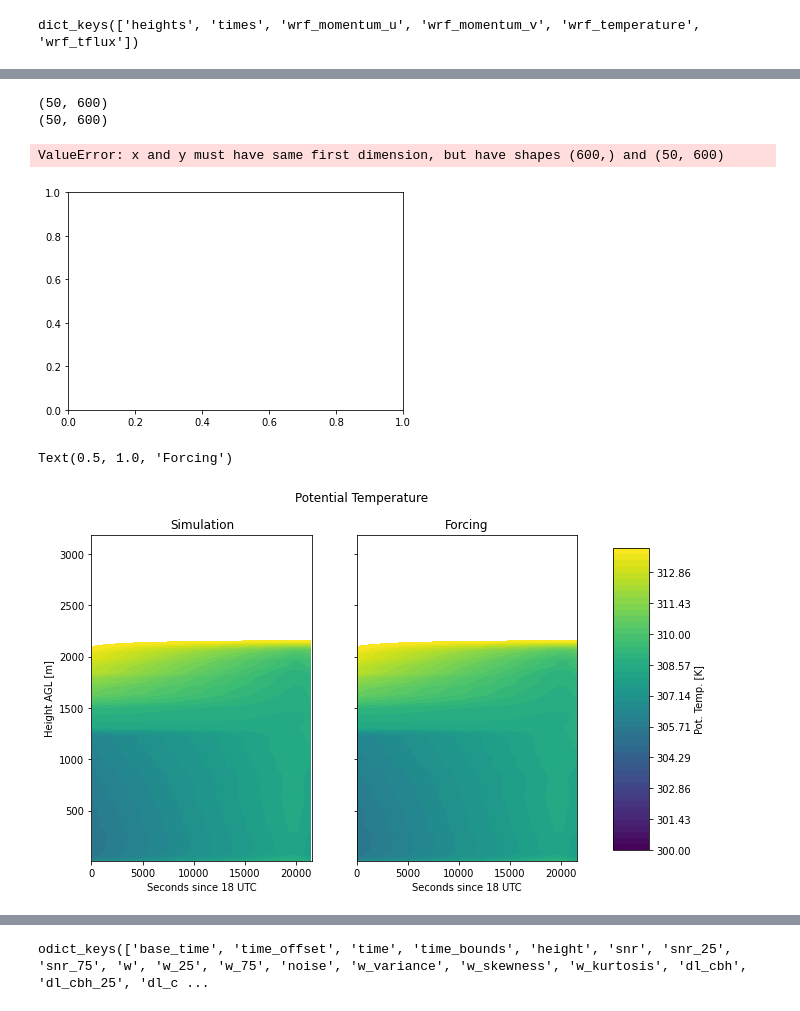
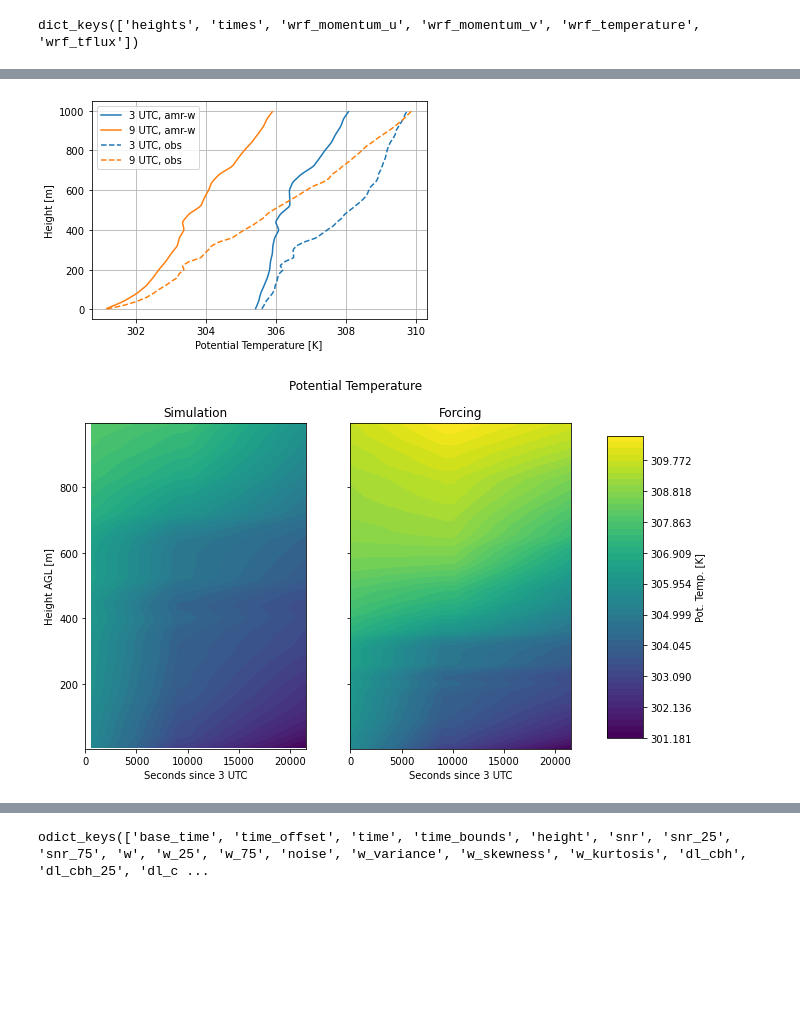
Before and after one commit to joejoeyjoseph/awaken-code, a Jupyter notebook: eagle/02_plot_amrwind.ipynb, the cells around one changed output, grey strips where cells are left out. Cells and saved outputs as stored; diff of their text form; code cells hidden in the pictures; blank space fills up the shorter version.

```diff
--- a/eagle/02_plot_amrwind.ipynb
+++ b/eagle/02_plot_amrwind.ipynb
@@ -8,8 +15,9 @@ maindir = '/projects/awaken/j3lee/run_amrw/stable/20180610-5m/'
 # %%
-stat_dir = 'done'
-
 # when using xarray multifile dataset, have to grab each group of the nc files individually
-xtime = xr.open_mfdataset(maindir+stat_dir+'/abl_statistics*.nc', concat_dim=['num_time_steps'], combine='nested')
+xtime = xr.open_mfdataset(maindir+stat_dir+'/abl_statistics*.nc',
+                          concat_dim=['num_time_steps'], combine='nested')
 
 xprof = xr.open_mfdataset(maindir+stat_dir+'/abl_statistics*.nc', group='mean_profiles',
                           concat_dim=['num_time_steps'], combine='nested')
+
+nc_file_num = len(glob.glob1(maindir+stat_dir, 'abl_statistics*.nc'))
@@ -36,13 +24,18 @@ Data variables: (12/26)
 # %%
 # the forcing file used for the simulation
-forcing = nc.Dataset(maindir+'forcing_20180610_v5m3z6h.nc')
+forcing = nc.Dataset(maindir+'forcing_20180612_raj.nc')
 print(forcing.variables.keys())
 # %% [output]
 dict_keys(['heights', 'times', 'wrf_momentum_u', 'wrf_momentum_v', 'wrf_temperature', 'wrf_tflux'])
 # %%
-sim_height = xprof['h'].values#[0,:] # uncomment the index bracket if you
-#actually have multiple files, it will cause an error if there is a single file
-sim_time = xtime['time'].values
+if nc_file_num == 1:
+    sim_height = xprof['h'].values
+else:
+    sim_height = xprof['h'].values[0,:]
+print(sim_height.shape)
+print(sim_height)
+sim_time = np.round(xtime['time'].values)
+print(sim_time.shape)
 print(sim_time)
 
 forcing_height = forcing['heights'][:]
@@ -75,41 +65,44 @@ Attributes: (0)
 # %%
-print(np.shape(xprof['theta'].values))
-print(np.shape(hd))
+plt.plot(xprof['theta'].values[0,:], sim_height,
+         label=str(start_time)+' UTC, amr-w')
+plt.plot(xprof['theta'].values[-1,:], sim_height,
+         label=str(start_time+sim_duration)+' UTC, amr-w')
 
-plt.plot(xprof['theta'].values[0,:], sim_height, label='18 UTC, sim')
-# plt.plot(xprof['theta'].values[-1,:],hd, label='23 UTC, sim')
-
-plt.plot(forcing_temp[0,:], forcing_height, linestyle='dashed', color='C0', label='18 UTC, obs')
-# plt.plot(wrfvar[-1,:],hf,linestyle='dashed', color='C1', label='23 UTC, obs')
+plt.plot(forcing_temp[0,:], forcing_height, linestyle='dashed', color='C0',
+         label=str(start_time)+' UTC, obs')
+plt.plot(forcing_temp[-1,:], forcing_height, linestyle='dashed', color='C1',
+         label=str(start_time+sim_duration)+' UTC, obs')
 plt.xlabel('Potential Temperature [K]')
 plt.ylabel('Height [m]')
 plt.legend()
 plt.grid(True)
 # %% [output]
-(50, 600)
-(50, 600)
-ValueError: x and y must have same first dimension, but have shapes (600,) and (50, 600)
-[figure, old version]
+[figure, new version]
 # %%
-wrfvar=np.reshape(forcing.variables['wrf_temperature'][:], (ntf,nhf))
+fig, ax = plt.subplots(figsize=(10,6),ncols=2,sharey=True,sharex=True)
 
-fig, ax = plt.subplots(figsize=(10,6),ncols=2,sharey=True,sharex=True)
-im=ax[0].contourf(td,hd, xprof['theta'].values.T, levels=np.linspace(300,314))
-ax[1].contourf(tf,hf, wrfvar.T, levels=np.linspace(300,314))
+contour_min = np.min([xprof['theta'].values.min(), forcing_temp.min()])
+contour_max = np.max([xprof['theta'].values.max(), forcing_temp.max()])
 
-plt.xlim(0,21600)
+im = ax[0].contourf(sim_time, sim_height, xprof['theta'].values.T,
+                    levels=np.linspace(contour_min, contour_max))
+ax[1].contourf(forcing_time, forcing_height, forcing_temp.T,
+               levels=np.linspace(contour_min, contour_max))
+
+plt.xlim(0, sim_time.max())
 fig.subplots_adjust(right=0.8)
 cbar_ax = fig.add_axes([0.85, 0.15, 0.05, 0.7])
 fig.colorbar(im, cax=cbar_ax, label='Pot. Temp. [K]')
 plt.suptitle('Potential Temperature')
 
-ax[0].set_xlabel('Seconds since 18 UTC')
-ax[1].set_xlabel('Seconds since 18 UTC')
+ax[0].set_xlabel('Seconds since '+str(start_time)+' UTC')
+ax[1].set_xlabel('Seconds since '+str(start_time)+' UTC')
 ax[0].set_ylabel('Height AGL [m]')
 
 ax[0].set_title('Simulation')
 ax[1].set_title('Forcing')
+
+plt.show()
 # %% [output]
-Text(0.5, 1.0, 'Forcing')
-[figure, old version]
+[figure, new version]
 # %%
```
Also changed, not shown: parts of 7 cells of this notebook.
